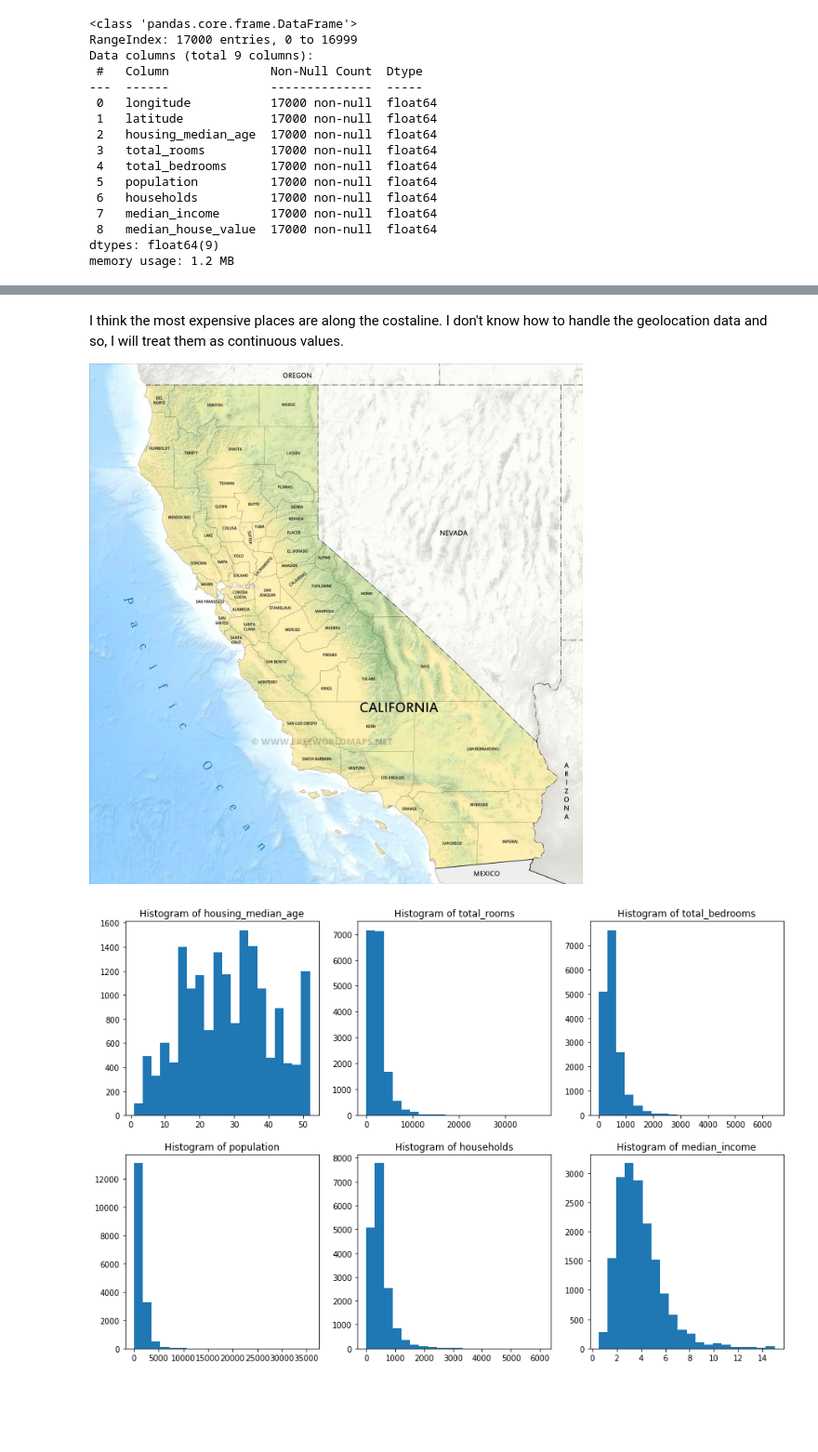
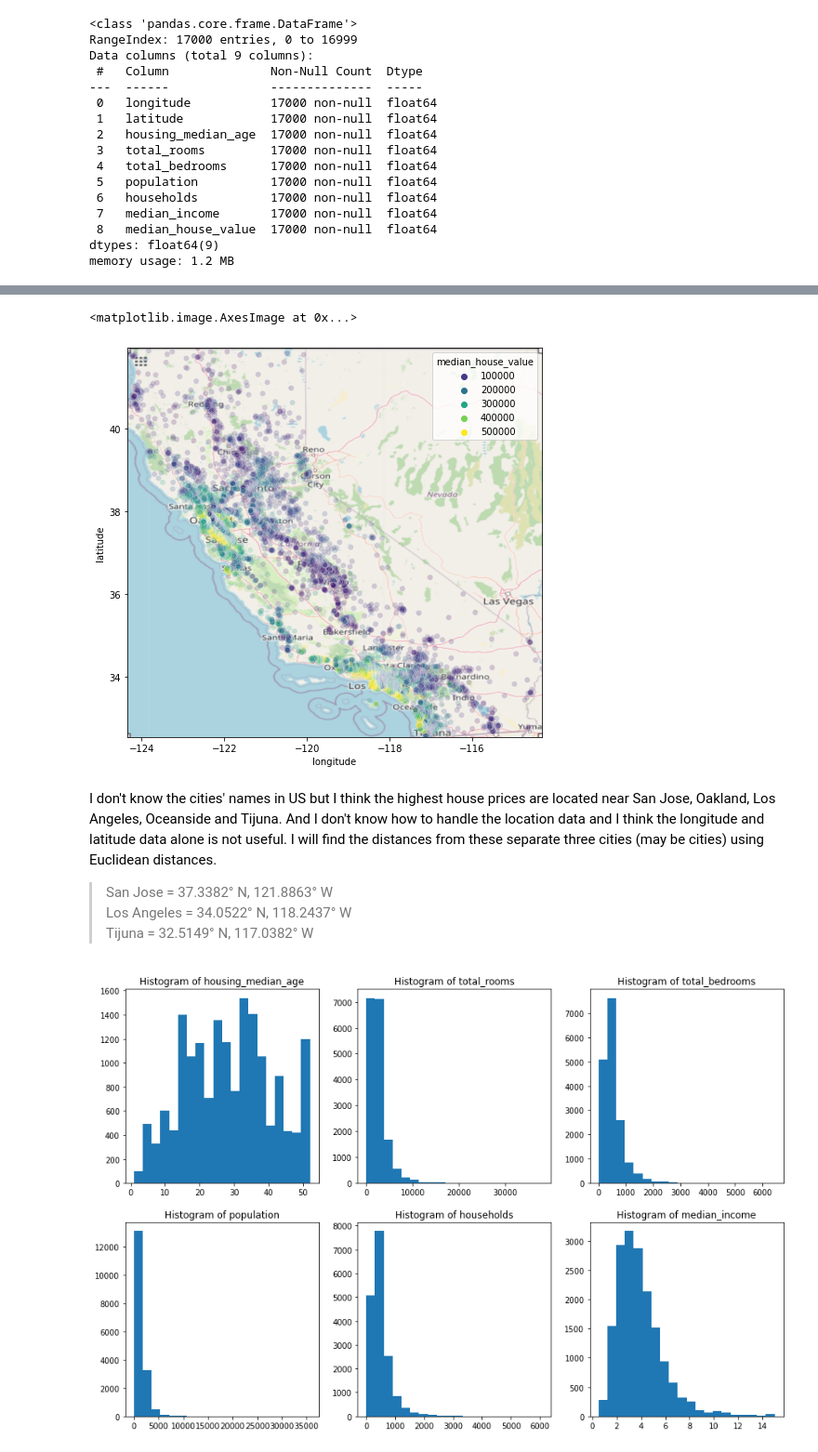
Before and after one commit to thihanaung-thnn/MLnotebooks, a Jupyter notebook: 01_california_house_lr_only.ipynb, the cells around one changed output, grey strips where cells are left out. Shown at 93% size. Cells and saved outputs as stored; diff of their text form; code cells hidden in the pictures; blank space fills up the shorter version.

```diff
--- a/01_california_house_lr_only.ipynb
+++ b/01_california_house_lr_only.ipynb
@@ -85,4 +80,19 @@ ax = sns.scatterplot(x='longitude', y='latitude', data=train_data, hue='median_h
-# %% [markdown]
-I think the most expensive places are along the costaline. I don't know how to handle the geolocation data and so, I will treat them as continuous values.
-
-![california-counties-map.jpg](embedded-picture-1)
+# %%
+map = plt.imread('map.png')
+map_box = ((train_data['longitude'].min(), train_data['longitude'].max(),
+            train_data['latitude'].min(), train_data['latitude'].max()))
+fig, ax = plt.subplots(figsize=(8,10))
+sns.scatterplot(x='longitude', y='latitude', data=train_data, hue='median_house_value',
+                alpha=0.2, ax=ax, palette='viridis')
+ax.set_xlim(map_box[0], map_box[1])
+ax.set_ylim(map_box[2], map_box[3])
+ax.imshow(map, zorder=0, extent=map_box, aspect='equal')
+# %% [output]
+<matplotlib.image.AxesImage at 0x...>
+[figure, added]
+# %% [markdown]
+I don't know the cities' names in US but I think the highest house prices are located near San Jose, Oakland, Los Angeles, Oceanside and Tijuna. And I don't know how to handle the location data and I think the longitude and latitude data alone is not useful. I will find the distances from these separate three cities (may be cities) using Euclidean distances.
+
+> San Jose = 37.3382° N, 121.8863° W
+> Los Angeles = 34.0522° N, 118.2437° W
+> Tijuna = 32.5149° N, 117.0382° W
```
Also changed, not shown: parts of 18 cells of this notebook.
